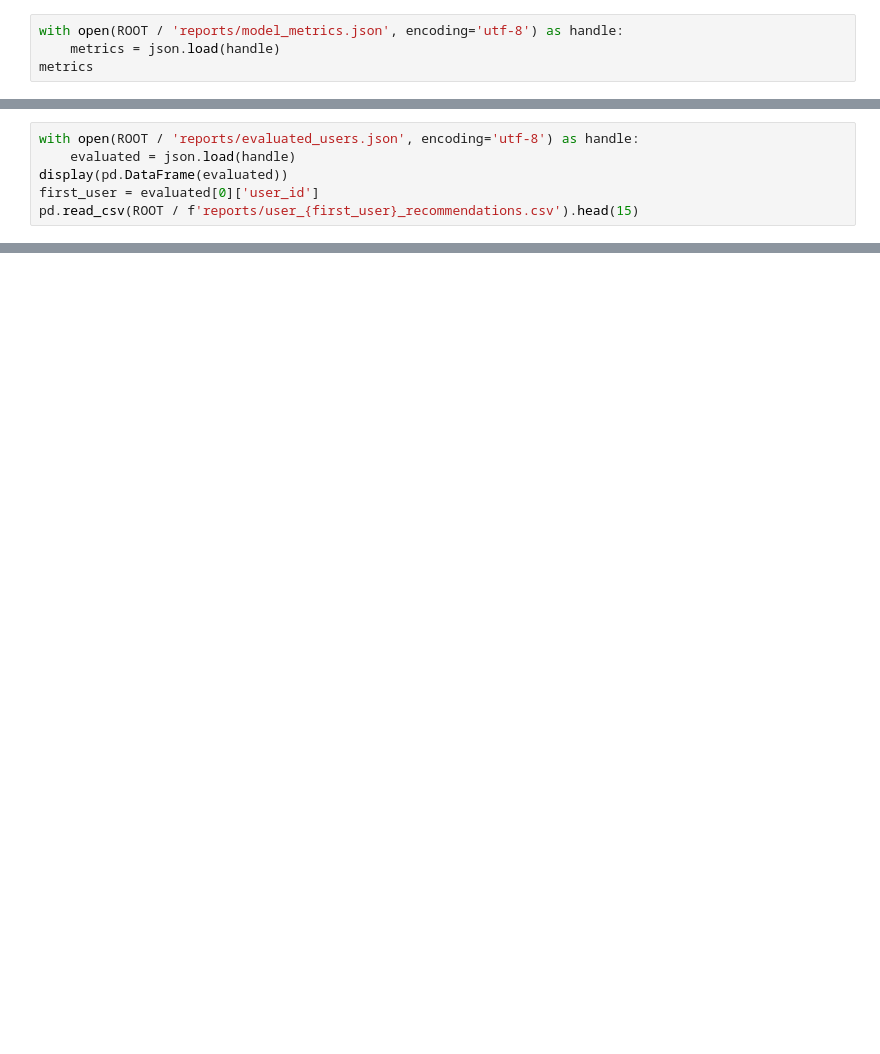
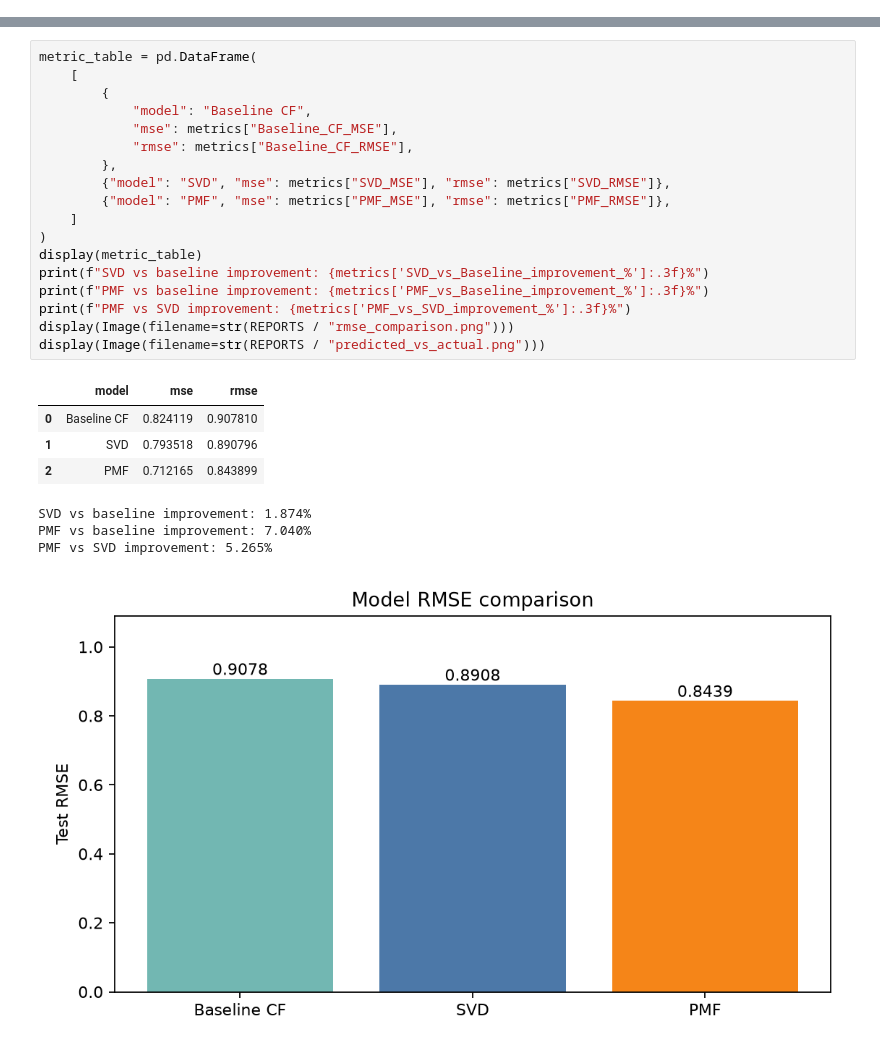
Before and after one commit to legion2440/matrix-factorization, a Jupyter notebook: Movie_Recommender_System.ipynb, the cells around one changed output, grey strips where cells are left out. Saved outputs shown, nothing was run; the diff lists cells and outputs as text; blank space fills up the shorter version.

Commit message:
feat: add CF benchmark, latent-factor insights, and user explanations

```diff
--- a/Movie_Recommender_System.ipynb
+++ b/Movie_Recommender_System.ipynb
@@ -85,4 +0,0 @@ display(Image(filename=str(ROOT / 'reports/pmf_convergence.png')))
-# %%
-with open(ROOT / 'reports/model_metrics.json', encoding='utf-8') as handle:
-    metrics = json.load(handle)
-metrics
@@ -117,6 +0,0 @@ Showcase users are selected automatically from train activity at the nearest 25t
-# %%
-with open(ROOT / 'reports/evaluated_users.json', encoding='utf-8') as handle:
-    evaluated = json.load(handle)
-display(pd.DataFrame(evaluated))
-first_user = evaluated[0]['user_id']
-pd.read_csv(ROOT / f'reports/user_{first_user}_recommendations.csv').head(15)
@@ -147,0 +251,27 @@ The final metrics above come from the untouched test partition. PMF's bias terms
+# %%
+metric_table = pd.DataFrame(
+    [
+        {
+            "model": "Baseline CF",
+            "mse": metrics["Baseline_CF_MSE"],
+            "rmse": metrics["Baseline_CF_RMSE"],
+        },
+        {"model": "SVD", "mse": metrics["SVD_MSE"], "rmse": metrics["SVD_RMSE"]},
+        {"model": "PMF", "mse": metrics["PMF_MSE"], "rmse": metrics["PMF_RMSE"]},
+    ]
+)
+display(metric_table)
+print(f"SVD vs baseline improvement: {metrics['SVD_vs_Baseline_improvement_%']:.3f}%")
+print(f"PMF vs baseline improvement: {metrics['PMF_vs_Baseline_improvement_%']:.3f}%")
+print(f"PMF vs SVD improvement: {metrics['PMF_vs_SVD_improvement_%']:.3f}%")
+display(Image(filename=str(REPORTS / "rmse_comparison.png")))
+display(Image(filename=str(REPORTS / "predicted_vs_actual.png")))
+# %% [output]
+|  | model | mse | rmse |
+| 0 | Baseline CF | 0.824119 | 0.907810 |
+| 1 | SVD | 0.793518 | 0.890796 |
+| 2 | PMF | 0.712165 | 0.843899 |
+SVD vs baseline improvement: 1.874%
+PMF vs baseline improvement: 7.040%
+PMF vs SVD improvement: 5.265%
+[figure, added]
```
Also changed, not shown: parts of 46 cells of this notebook, 34 other files.
